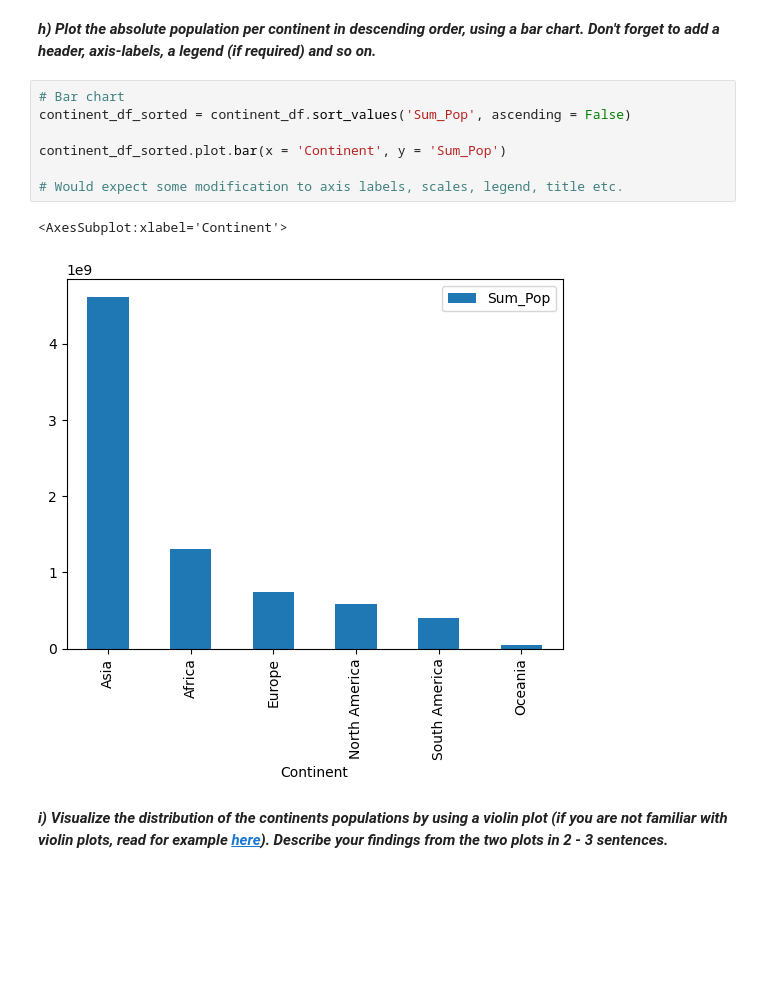
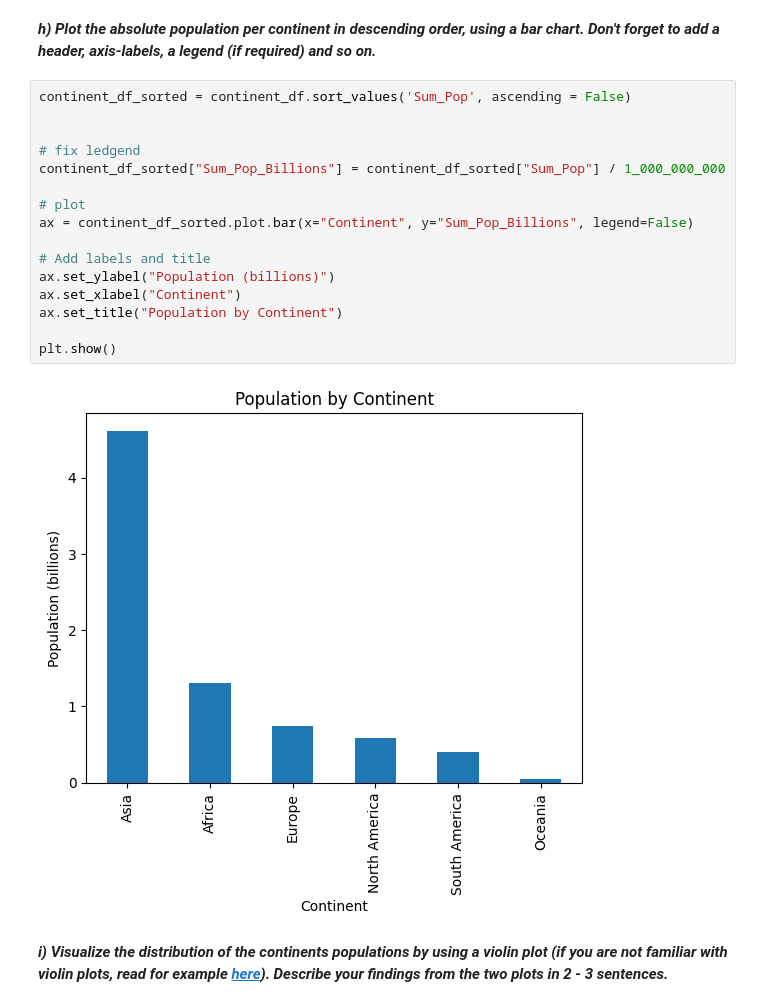
Before and after one commit to dgarcia-eu/ICSS-private, a Jupyter notebook: tutorial/assignments/2024/a01/assignment_01_solution.ipynb, the cells around one changed output. Saved outputs shown, nothing was run; the diff lists cells and outputs as text; blank space fills up the shorter version.

```diff
--- a/tutorial/assignments/2024/a01/assignment_01_solution.ipynb
+++ b/tutorial/assignments/2024/a01/assignment_01_solution.ipynb
@@ -432,16 +432,24 @@ continent_df
 | 5 | South America | 402320346 | 3.352670e+07 | 5.16 |
 # %% [markdown]
 ***h) Plot the absolute population per continent in descending order, using a bar chart. Don't forget to add a header, axis-labels, a legend (if required) and so on.***
-# %%
-# Bar chart
-continent_df_sorted = continent_df.sort_values('Sum_Pop', ascending = False)
-
-continent_df_sorted.plot.bar(x = 'Continent', y = 'Sum_Pop')
-
-# Would expect some modification to axis labels, scales, legend, title etc.
-# %% [output]
-<AxesSubplot:xlabel='Continent'>
-[figure, removed]
+# %%
+continent_df_sorted = continent_df.sort_values('Sum_Pop', ascending = False)
+
+
+# fix ledgend
+continent_df_sorted["Sum_Pop_Billions"] = continent_df_sorted["Sum_Pop"] / 1_000_000_000
+
+# plot
+ax = continent_df_sorted.plot.bar(x="Continent", y="Sum_Pop_Billions", legend=False)
+
+# Add labels and title
+ax.set_ylabel("Population (billions)")
+ax.set_xlabel("Continent")
+ax.set_title("Population by Continent")
+
+plt.show()
+# %% [output]
+[figure, added]
 # %% [markdown]
 ***i) Visualize the distribution of the continents populations by using a violin plot (if you are not familiar with violin plots, read for example [here](https://mode.com/blog/violin-plot-examples/)). Describe your findings from the two plots in 2 - 3 sentences.***
 # %%
```
Also changed, not shown: parts of 4 cells of this notebook, 1 other file.
